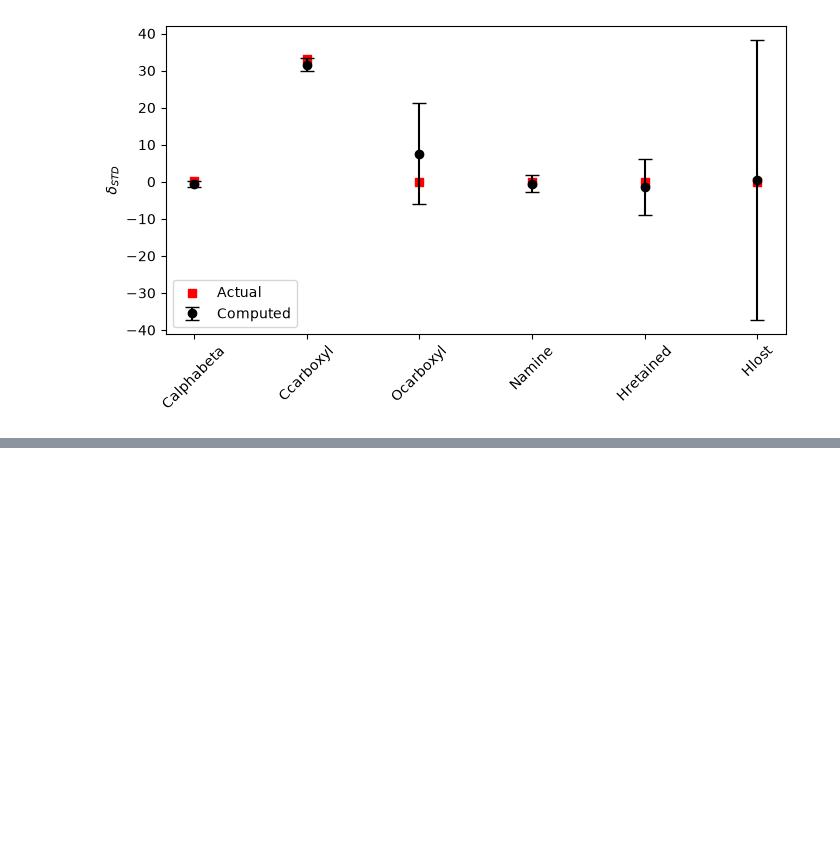
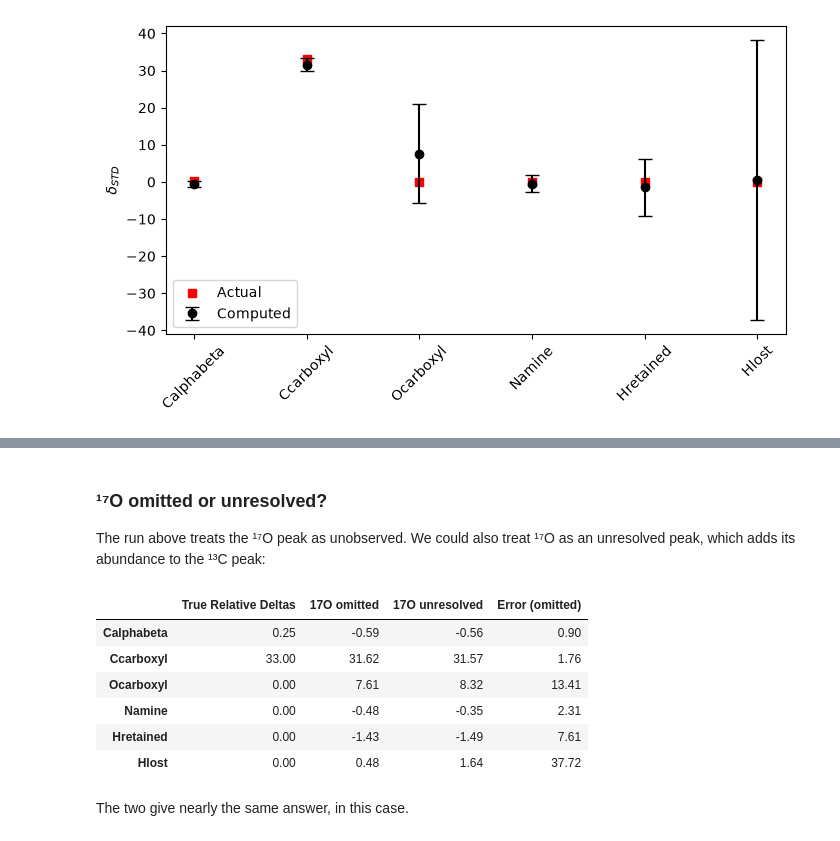
Before and after one commit to Csernica/isotomics, a Jupyter notebook: docs/tutorials/simulation_workflow.ipynb, the cells around one changed output, grey strips where cells are left out. Saved outputs shown, nothing was run; the diff lists cells and outputs as text; code cells hidden in the pictures; blank space fills up the shorter version.

```diff
--- a/docs/tutorials/simulation_workflow.ipynb
+++ b/docs/tutorials/simulation_workflow.ipynb
@@ -313,2 +350,36 @@ simulationOutput[["Number", "M1 M+N Relative Abundance", "UM1", "Calc U Values"]
 Each column has a matching `Error` column from the Monte Carlo.
+# %% [markdown]
+### ¹⁷O omitted or unresolved?
+
+The run above treats the ¹⁷O peak as unobserved. We could also treat ¹⁷O as an unresolved peak, which adds its abundance to the ¹³C peak:
+# %%
+unresolvedOutput = sim.simulateSmpStd(
+    MOLECULE_INPUT_PATH,
+    STD_DELTAS,
+    SMP_DELTAS,
+    STANDARD_DELTA_APPROX,
+    UMNSub="13C",
+    unresolvedDict={"M1": {"full": {"17O": "13C"}}},
+    calcFF=True,
+    ffstd=0.01,
+    errorPath=ERROR_PATH,
+    resultsFileName="molecular_model_output_unresolved.csv",
+    plot=False,
+)
+pd.DataFrame({
+    "True Relative Deltas": summary["True Relative Deltas"],
+    "17O omitted": simulationOutput["Relative Deltas"],
+    "17O unresolved": unresolvedOutput["Relative Deltas"],
+    "Error (omitted)": simulationOutput["Relative Deltas Error"],
+}).round(2)
+# %% [output]
+|  | True Relative Deltas | 17O omitted | 17O unresolved | Error (omitted) |
+| Calphabeta | 0.25 | -0.59 | -0.56 | 0.90 |
+| Ccarboxyl | 33.00 | 31.62 | 31.57 | 1.76 |
+| Ocarboxyl | 0.00 | 7.61 | 8.32 | 13.41 |
+| Namine | 0.00 | -0.48 | -0.35 | 2.31 |
+| Hretained | 0.00 | -1.43 | -1.49 | 7.61 |
+| Hlost | 0.00 | 0.48 | 1.64 | 37.72 |
+# %% [markdown]
+The two give nearly the same answer, in this case.
 # %% [markdown]
```
Also changed, not shown: parts of 32 cells of this notebook, 1 other file.
